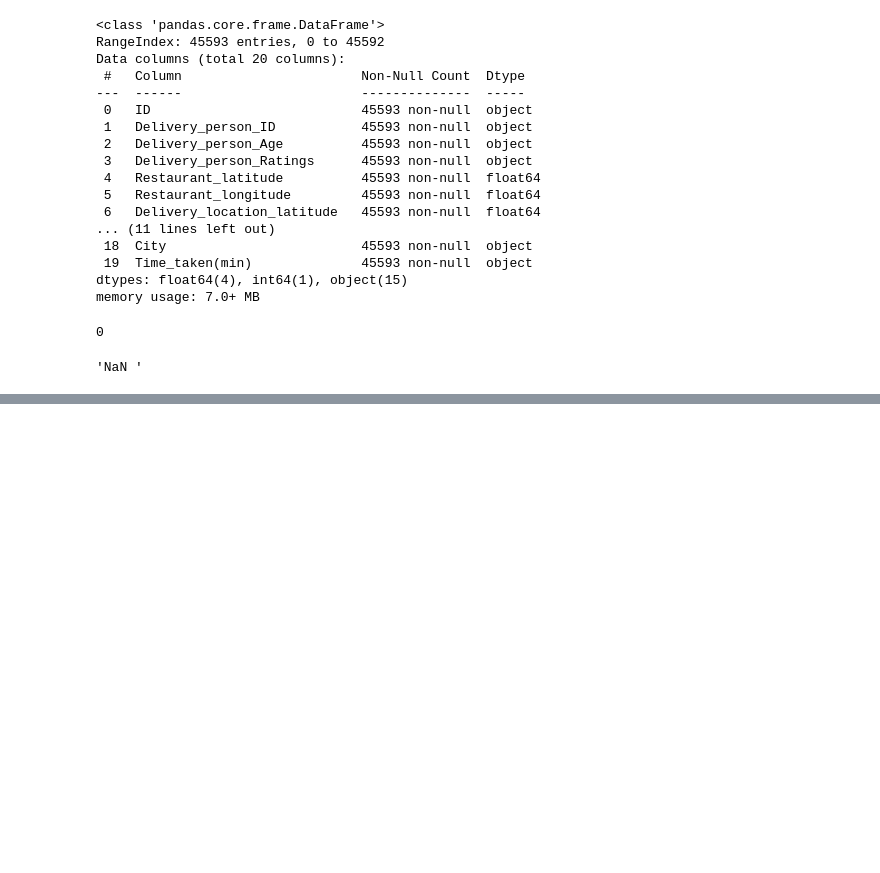
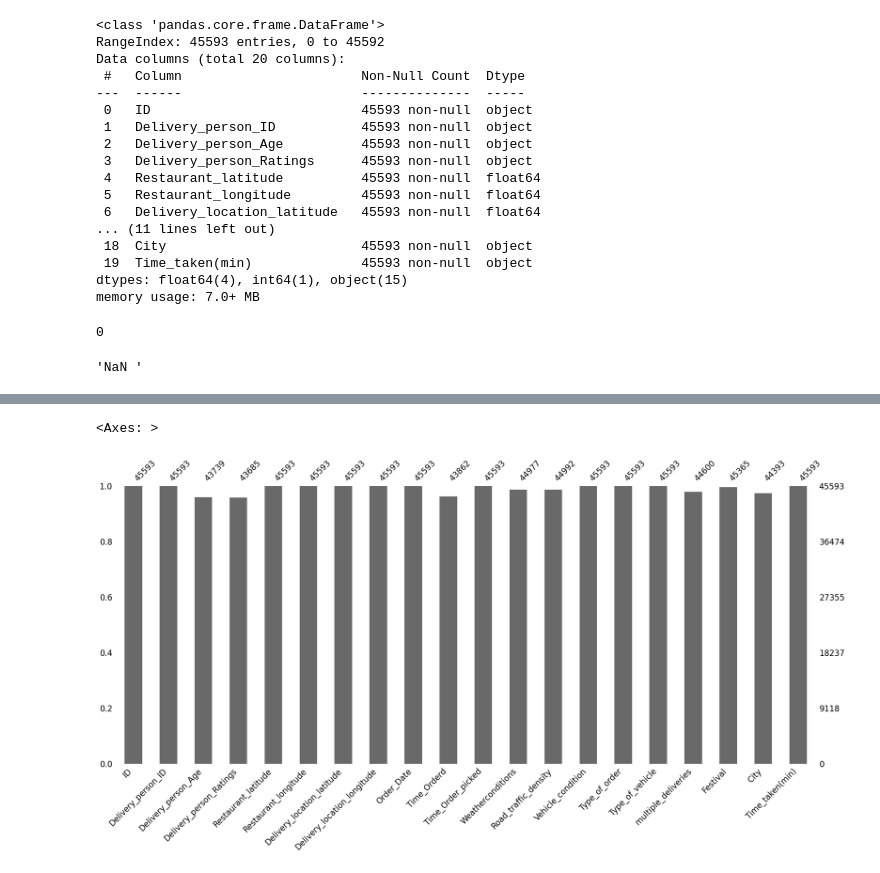
Before and after one commit to rabin20-04/delivery_time_prediction, a Jupyter notebook: delivery_t_pred.ipynb, the cells around one changed output, grey strips where cells are left out. Cells and saved outputs as stored; diff of their text form; code cells hidden in the pictures; blank space fills up the shorter version.

```diff
--- a/delivery_t_pred.ipynb
+++ b/delivery_t_pred.ipynb
@@ -255,0 +214,5 @@ Name: count, Length: 177, dtype: int64
+# %%
+msno.bar(missing_df)
+# %% [output]
+<Axes: >
+[figure, added]
```
Also changed, not shown: parts of 28 cells of this notebook.
